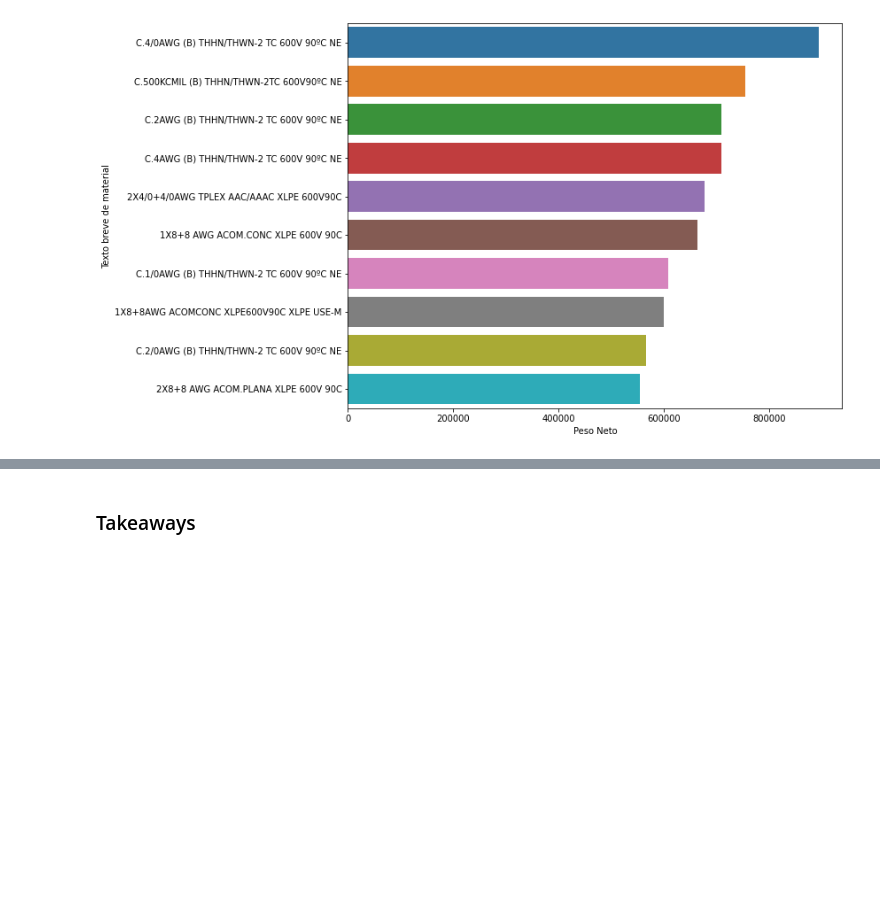
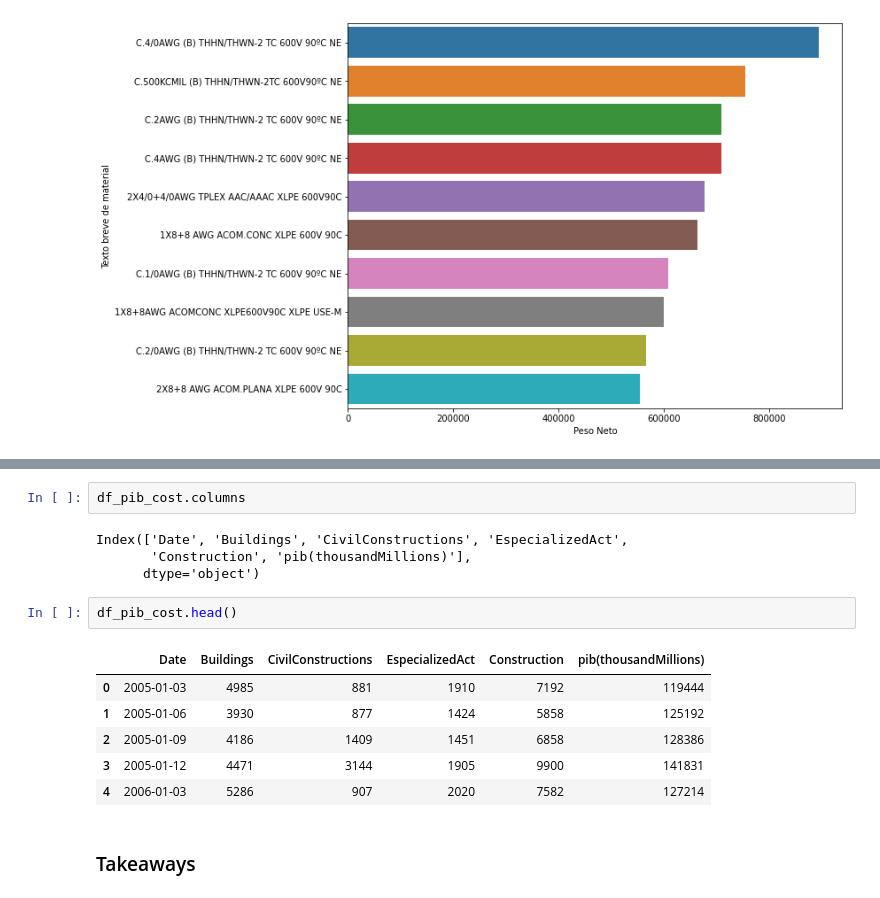
Before and after one commit to AronForero/DS4A-NexansAnalytics, a Jupyter notebook: Exploratory_Data_Analisis.ipynb, the cells around one changed output, grey strips where cells are left out. Drawn from its saved outputs; the diff is of its cells as text; blank space fills up the shorter version.

```diff
--- a/Exploratory_Data_Analisis.ipynb
+++ b/Exploratory_Data_Analisis.ipynb
@@ -570,2 +642,17 @@ sns.barplot(y='Texto breve de material', x='Peso Neto', data=df_itemkg.head(10),
+# %%
+df_pib_cost.columns
+# %% [output]
+Index(['Date', 'Buildings', 'CivilConstructions', 'EspecializedAct',
+       'Construction', 'pib(thousandMillions)'],
+      dtype='object')
+# %%
+df_pib_cost.head()
+# %% [output]
+|  | Date | Buildings | CivilConstructions | EspecializedAct | Construction | pib(thousandMillions) |
+| 0 | 2005-01-03 | 4985 | 881 | 1910 | 7192 | 119444 |
+| 1 | 2005-01-06 | 3930 | 877 | 1424 | 5858 | 125192 |
+| 2 | 2005-01-09 | 4186 | 1409 | 1451 | 6858 | 128386 |
+| 3 | 2005-01-12 | 4471 | 3144 | 1905 | 9900 | 141831 |
+| 4 | 2006-01-03 | 5286 | 907 | 2020 | 7582 | 127214 |
 # %% [markdown]
 ### Takeaways
```
Also changed, not shown: parts of 10 cells of this notebook, 1 other file.
